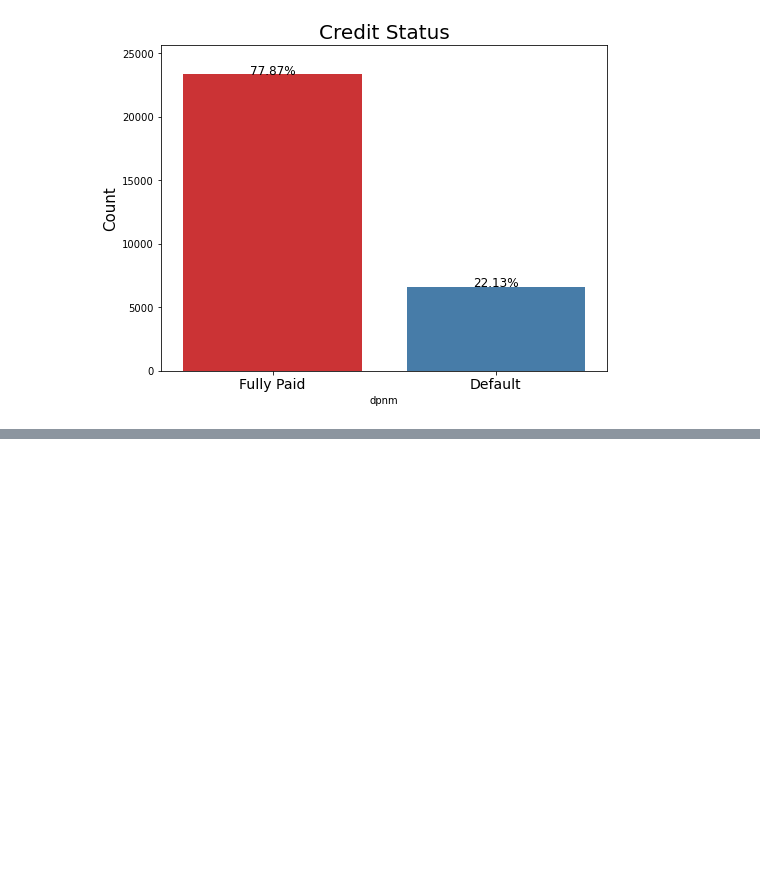
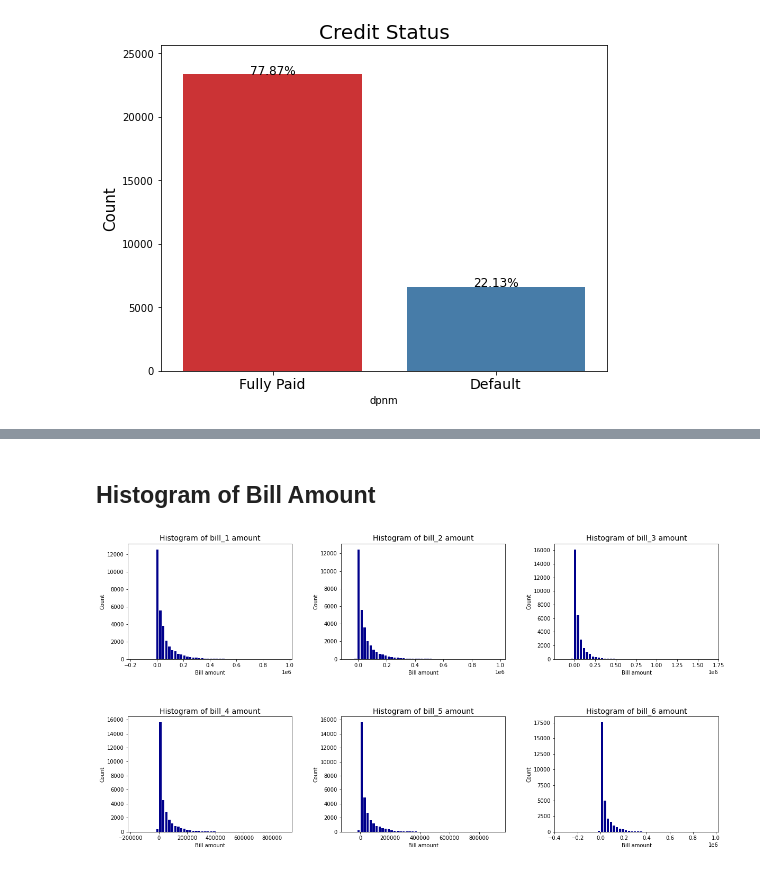
Before and after one commit to somayehY/CreditDefaultPrediction, a Jupyter notebook: CreditDefaultPrediction_DataWrangling.ipynb, the cells around one changed output, grey strips where cells are left out. Saved outputs shown, nothing was run; the diff lists cells and outputs as text; code cells hidden in the pictures; blank space fills up the shorter version.

```diff
--- a/CreditDefaultPrediction_DataWrangling.ipynb
+++ b/CreditDefaultPrediction_DataWrangling.ipynb
@@ -426,0 +437,45 @@ array([[<AxesSubplot:title={'center':'PAY_1'}>,
+# %% [markdown]
+## Histogram of Bill Amount
+# %%
+fig, [(ax1, ax2, ax3), (ax4, ax5, ax6)] = plt.subplots(nrows=2, ncols=3, figsize=(20,10))
+colors = ['darkblue', 'teal', 'coral', 'crimson', 'orchid', 'magenta']
+ax1.hist(df['BILL_AMT1'], bins=50, rwidth=0.75, color=colors[0])
+ax1.set_title("Histogram of bill_1 amount", fontsize=14)
+ax1.set_xlabel('Bill amount')
+ax1.set_ylabel('Count')
+#ax1.set_ylim(0,5000)
+
+ax2.hist(df['BILL_AMT2'], bins=50, rwidth=0.75, color=colors[0])
+ax2.set_title("Histogram of bill_2 amount", fontsize=14)
+ax2.set_xlabel('Bill amount')
+ax2.set_ylabel('Count')
+#ax1.set_ylim(0,5000)
+
+ax3.hist(df['BILL_AMT3'], bins=50, rwidth=0.75, color=colors[0])
+ax3.set_title("Histogram of bill_3 amount", fontsize=14)
+ax3.set_xlabel('Bill amount')
+ax3.set_ylabel('Count')
+#ax1.set_ylim(0,5000)
+
+ax4.hist(df['BILL_AMT4'], bins=50, rwidth=0.75, color=colors[0])
+ax4.set_title("Histogram of bill_4 amount", fontsize=14)
+ax4.set_xlabel('Bill amount')
+ax4.set_ylabel('Count')
+#ax1.set_ylim(0,5000)
+
+ax5.hist(df['BILL_AMT5'], bins=50, rwidth=0.75, color=colors[0])
+ax5.set_title("Histogram of bill_5 amount", fontsize=14)
+ax5.set_xlabel('Bill amount')
+ax5.set_ylabel('Count')
+#ax1.set_ylim(0,5000)
+
+ax6.hist(df['BILL_AMT6'], bins=50, rwidth=0.75, color=colors[0])
+ax6.set_title("Histogram of bill_6 amount", fontsize=14)
+ax6.set_xlabel('Bill amount')
+ax6.set_ylabel('Count')
+#ax1.set_ylim(0,5000)
+
+plt.subplots_adjust(hspace=0.5, wspace=.3);
+plt.show()
+# %% [output]
+[figure, added]
```
Also changed, not shown: parts of 49 cells of this notebook.
